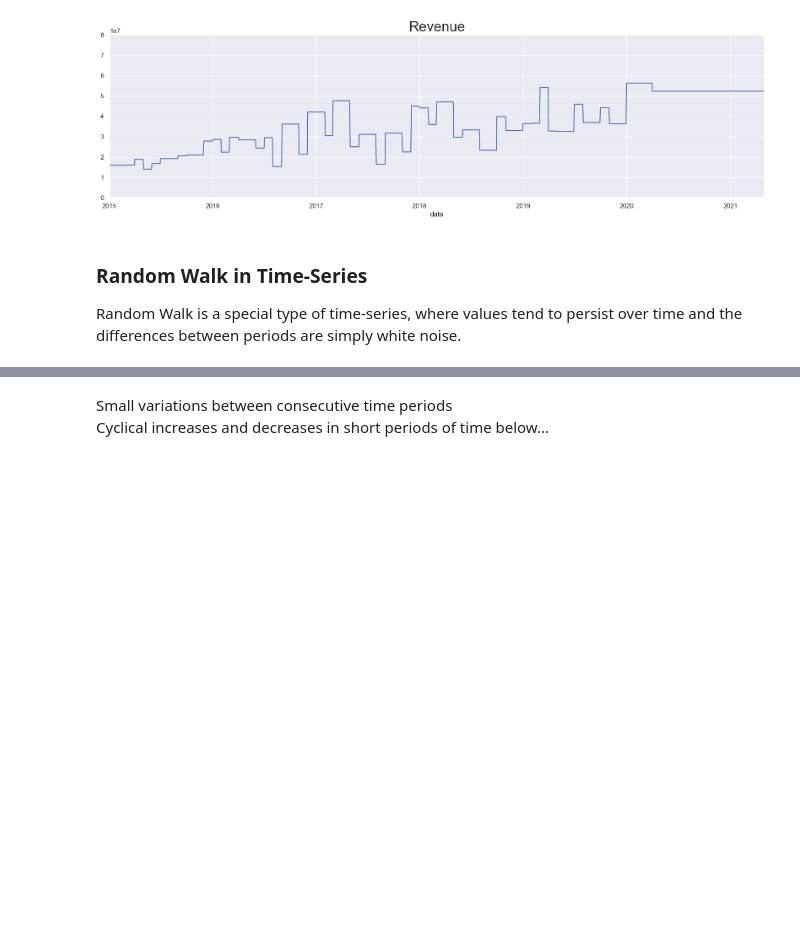
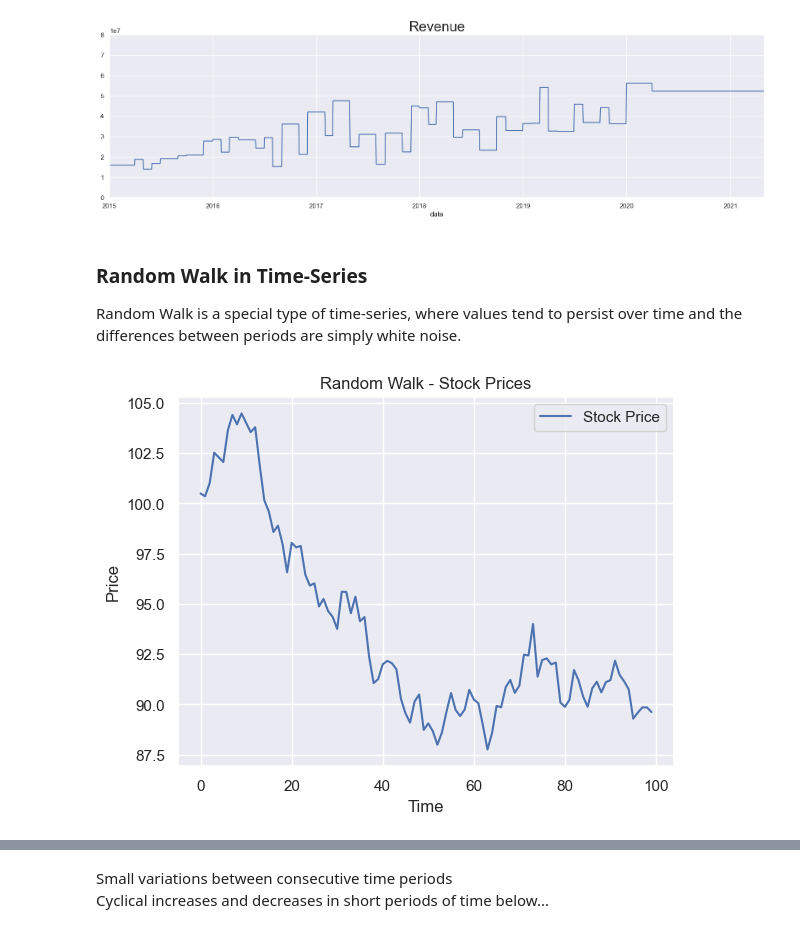
Before and after one commit to Mukhammadkodir27/Advanced_Python, a Jupyter notebook: Machine_Learning/Time-Series/00_Time-Series.ipynb, the cells around one changed output, grey strips where cells are left out. Drawn from its saved outputs; the diff is of its cells as text; code cells hidden in the pictures; blank space fills up the shorter version.

```diff
--- a/Machine_Learning/Time-Series/00_Time-Series.ipynb
+++ b/Machine_Learning/Time-Series/00_Time-Series.ipynb
@@ -420,3 +439,17 @@ plt.show()
 # %% [markdown]
 ### Random Walk in Time-Series
 Random Walk is a special type of time-series, where values tend to persist over time and the differences between periods are simply white noise.
+# %%
+np.random.seed(42)
+num_steps = 100
+initial_price = 100
+steps = np.random.normal(loc=0, scale=1, size=num_steps)
+price = np.cumsum(steps) + initial_price
+plt.plot(price, label='Stock Price')
+plt.xlabel('Time')
+plt.ylabel('Price')
+plt.title('Random Walk - Stock Prices')
+plt.legend()
+plt.show()
+# %% [output]
+[figure, added]
```
Also changed, not shown: parts of 57 cells of this notebook.
